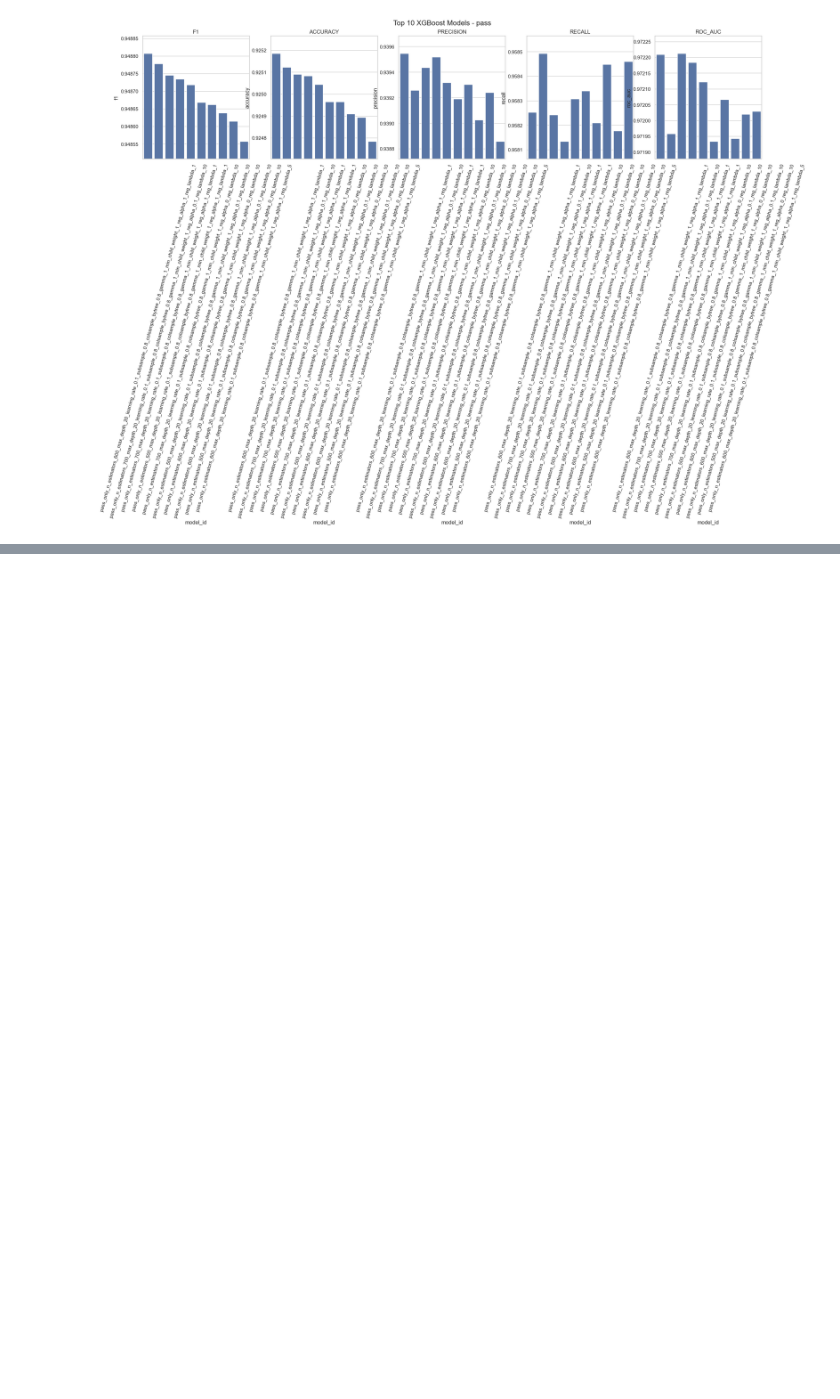
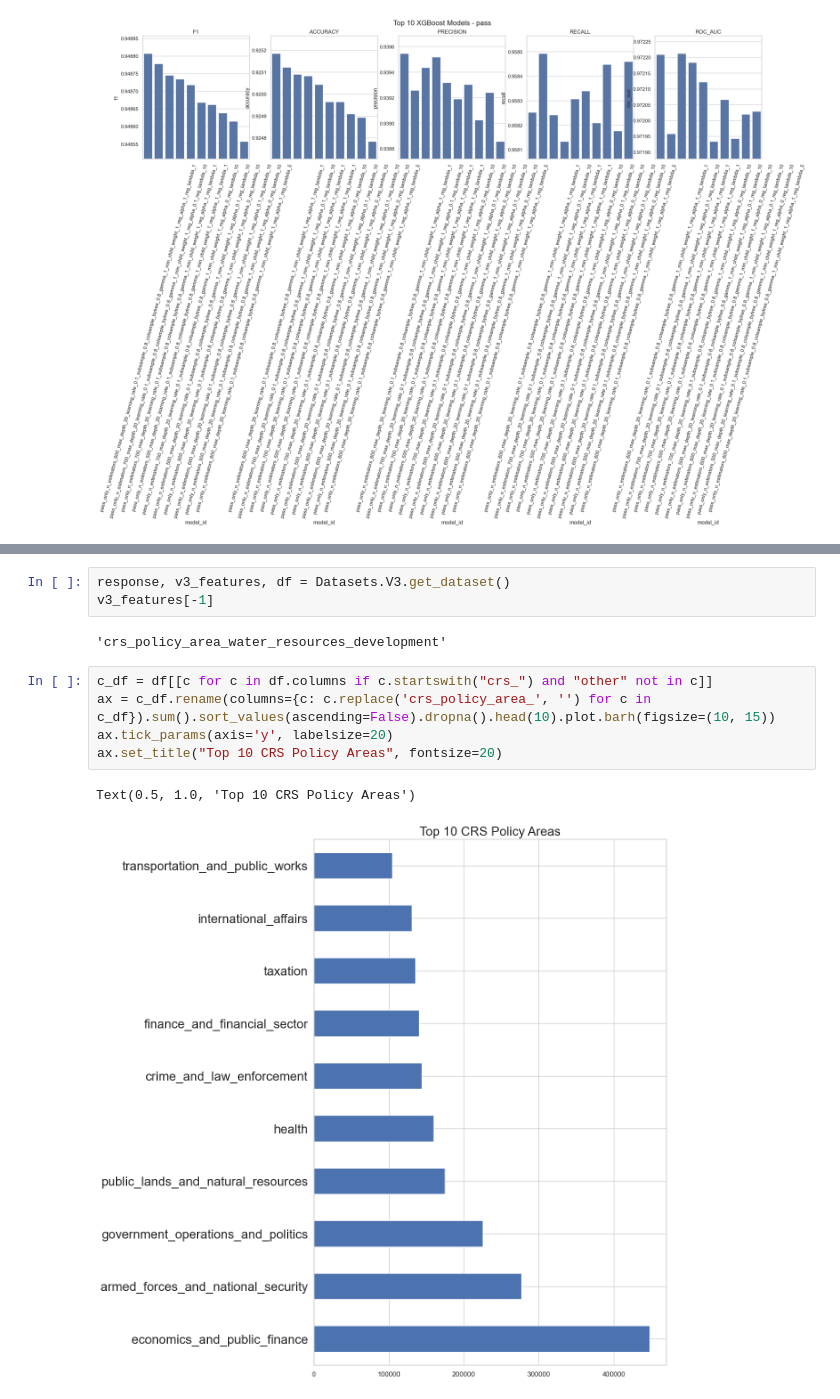
Before and after one commit to DeclanNelson178/stat5241_team_7, a Jupyter notebook: src/notebooks/evaluation.ipynb, the cells around one changed output, grey strips where cells are left out. Cells and saved outputs as stored; diff of their text form; blank space fills up the shorter version.

```diff
--- a/src/notebooks/evaluation.ipynb
+++ b/src/notebooks/evaluation.ipynb
@@ -181 +186,14 @@ roc_auc: 0.9723
 [figure]
+# %%
+response, v3_features, df = Datasets.V3.get_dataset()
+v3_features[-1]
+# %% [output]
+'crs_policy_area_water_resources_development'
+# %%
+c_df = df[[c for c in df.columns if c.startswith("crs_") and "other" not in c]]
+ax = c_df.rename(columns={c: c.replace('crs_policy_area_', '') for c in c_df}).sum().sort_values(ascending=False).dropna().head(10).plot.barh(figsize=(10, 15))
+ax.tick_params(axis='y', labelsize=20)
+ax.set_title("Top 10 CRS Policy Areas", fontsize=20)
+# %% [output]
+Text(0.5, 1.0, 'Top 10 CRS Policy Areas')
+[figure, added]
```
Also changed, not shown: parts of 5 cells of this notebook.
